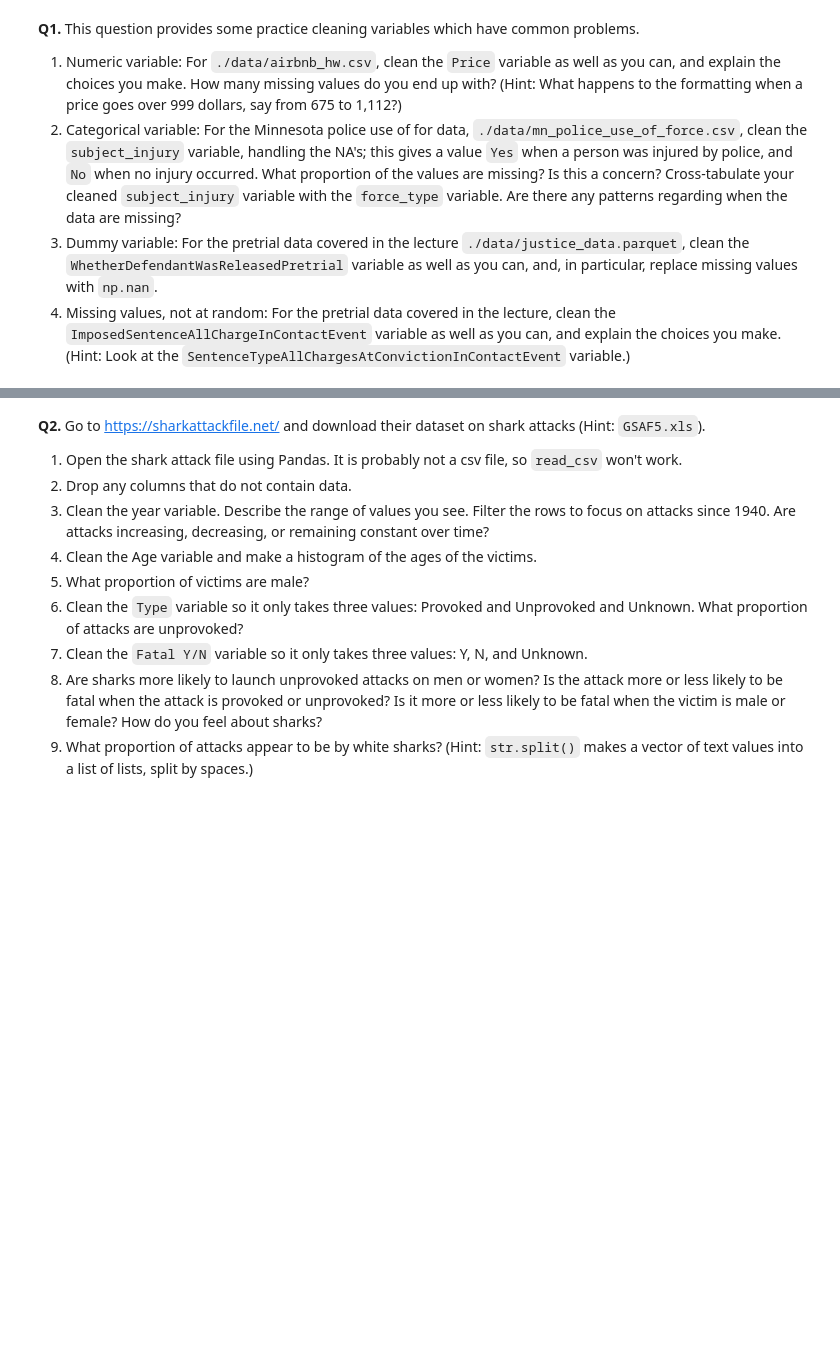
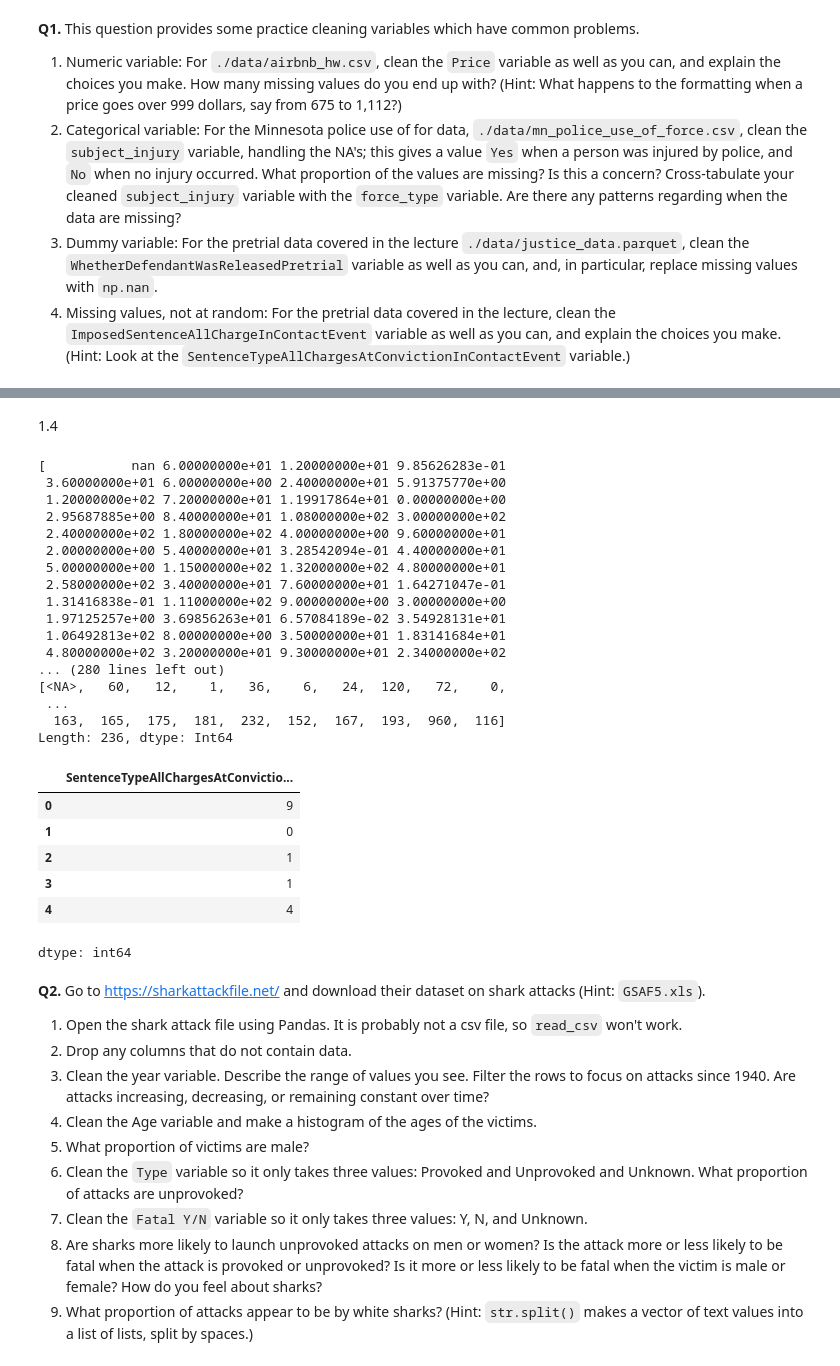
Before and after one commit to mchen899923/wrangling_assignment, a Jupyter notebook: assignment.ipynb, the cells around one changed output, grey strips where cells are left out. Cells and saved outputs as stored; diff of their text form; code cells hidden in the pictures; blank space fills up the shorter version.

```diff
--- a/assignment.ipynb
+++ b/assignment.ipynb
@@ -12,3 +140,47 @@
+# %% [markdown]
+1.4
+# %%
+justice_df = justice_df.rename(columns={'ImposedSentenceAllChargeInContactEvent':'ImposedSentence'}) #Rename column
+justice_df["ImposedSentence"].head() # produced first few rows
+
+print(justice_df['ImposedSentence'].unique(),'\n')
+justice_df["ImposedSentence"] = pd.to_numeric(justice_df["ImposedSentence"], errors="coerce") #Convert to numeric
+print(justice_df["ImposedSentence"]) #replace missing values with na
+print(justice_df['ImposedSentence'].unique(),'\n')
+justice_df["ImposedSentence"].head() #produce first few rows
+justice_df["ImposedSentence"] = np.ceil(justice_df["ImposedSentence"]) #round up decimals
+print(justice_df["ImposedSentence"].unique(),'\n')
+justice_df["ImposedSentence"].head() #produce first few rows
+justice_df["ImposedSentence"] = justice_df["ImposedSentence"].astype('Int64') #convert to integer
+print(justice_df["ImposedSentence"].unique(),'\n')
+justice_df["ImposedSentence"].head() #produce first few rows
+
+justice_df["SentenceTypeAllChargesAtConvictionInContactEvent"].head() #produce first few rows
+# %% [output]
+[           nan 6.00000000e+01 1.20000000e+01 9.85626283e-01
+ 3.60000000e+01 6.00000000e+00 2.40000000e+01 5.91375770e+00
+ 1.20000000e+02 7.20000000e+01 1.19917864e+01 0.00000000e+00
+ 2.95687885e+00 8.40000000e+01 1.08000000e+02 3.00000000e+02
+ 2.40000000e+02 1.80000000e+02 4.00000000e+00 9.60000000e+01
+ 2.00000000e+00 5.40000000e+01 3.28542094e-01 4.40000000e+01
+ 5.00000000e+00 1.15000000e+02 1.32000000e+02 4.80000000e+01
+ 2.58000000e+02 3.40000000e+01 7.60000000e+01 1.64271047e-01
+ 1.31416838e-01 1.11000000e+02 9.00000000e+00 3.00000000e+00
+ 1.97125257e+00 3.69856263e+01 6.57084189e-02 3.54928131e+01
+ 1.06492813e+02 8.00000000e+00 3.50000000e+01 1.83141684e+01
+ 4.80000000e+02 3.20000000e+01 9.30000000e+01 2.34000000e+02
+... (280 lines left out)
+[<NA>,   60,   12,    1,   36,    6,   24,  120,   72,    0,
+ ...
+  163,  165,  175,  181,  232,  152,  167,  193,  960,  116]
+Length: 236, dtype: Int64
+|  | SentenceTypeAllChargesAtConvictio... |
+| 0 | 9 |
+| 1 | 0 |
+| 2 | 1 |
+| 3 | 1 |
+| 4 | 4 |
+dtype: int64
 # %% [markdown]
 **Q2.** Go to https://sharkattackfile.net/ and download their dataset on shark attacks (Hint: `GSAF5.xls`).
 
```
Also changed, not shown: parts of 13 cells of this notebook.
